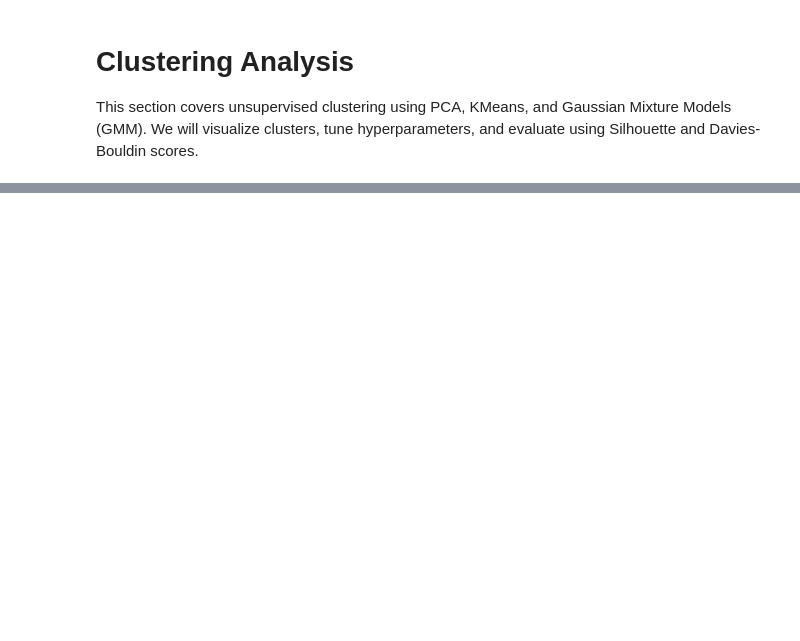
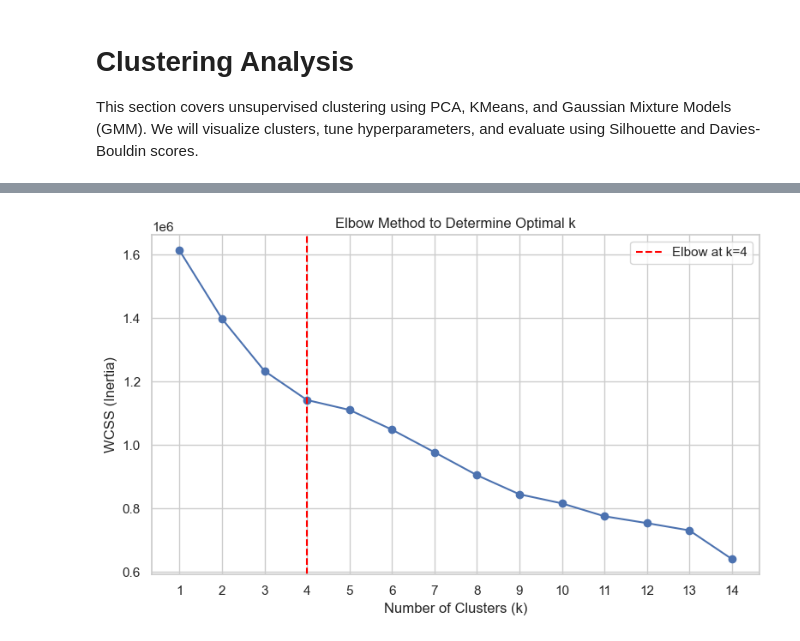
Before and after one commit to swapnilprakashpatil/aai510_3proj, a Jupyter notebook: notebooks/Clustering.ipynb, the cells around one changed output, grey strips where cells are left out. Saved outputs shown, nothing was run; the diff lists cells and outputs as text; code cells hidden in the pictures; blank space fills up the shorter version.

```diff
--- a/notebooks/Clustering.ipynb
+++ b/notebooks/Clustering.ipynb
@@ -164,0 +360,33 @@ if is_step_enabled('unsupervised_pca'):
+# %%
+from kneed import KneeLocator
+from sklearn.cluster import KMeans
+
+# Step 5: Elbow Method - compute WCSS for different k
+wcss = []
+k_values = range(1, 15)
+
+for k in k_values:
+    kmeans = KMeans(n_clusters=k, random_state=42, n_init='auto')
+    kmeans.fit(X_reduced)
+    wcss.append(kmeans.inertia_)
+
+# Find the elbow point using KneeLocator
+knee_locator = KneeLocator(k_values, wcss, curve="convex", direction="decreasing")
+optimal_k = knee_locator.knee
+
+# Step 6: Plot Elbow Curve with elbow point
+plt.figure(figsize=(8, 5))
+plt.plot(k_values, wcss, marker='o')
+if optimal_k is not None:
+    plt.axvline(optimal_k, color='red', linestyle='--', label=f'Elbow at k={optimal_k}')
+plt.title('Elbow Method to Determine Optimal k')
+plt.xlabel('Number of Clusters (k)')
+plt.ylabel('WCSS (Inertia)')
+plt.xticks(k_values)
+plt.grid(True)
+if optimal_k is not None:
+    plt.legend()
+plt.tight_layout()
+plt.show()
+# %% [output]
+[figure, added]
```
Also changed, not shown: parts of 7 cells of this notebook, 2 other files.
